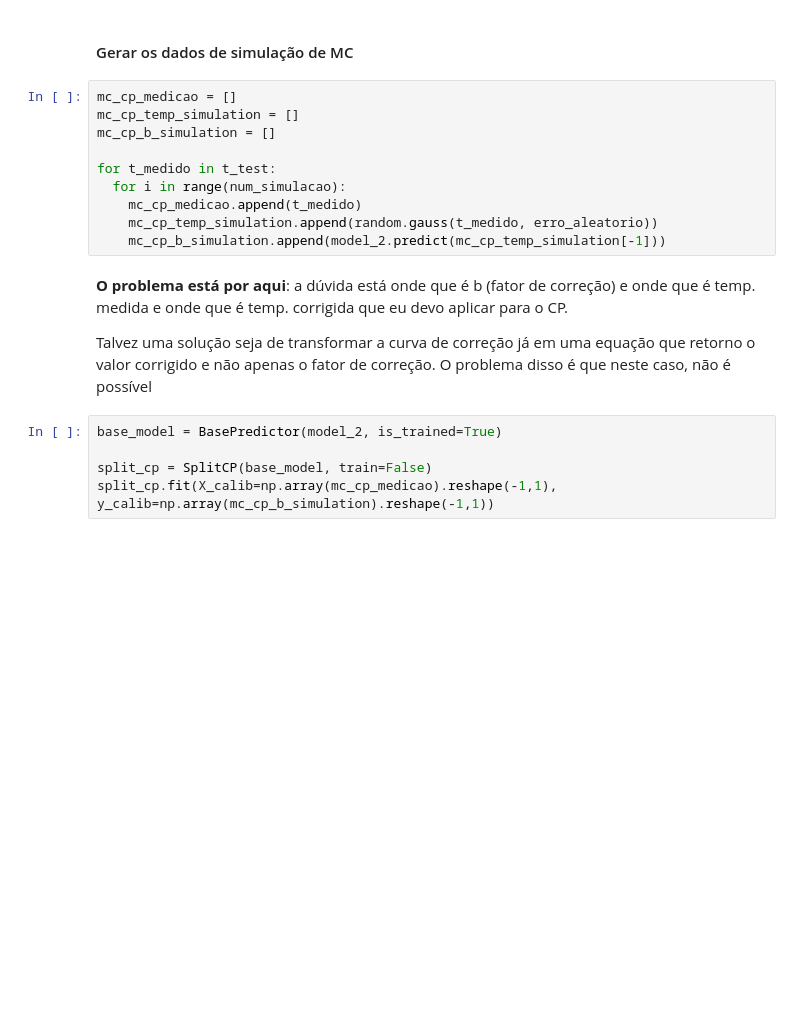
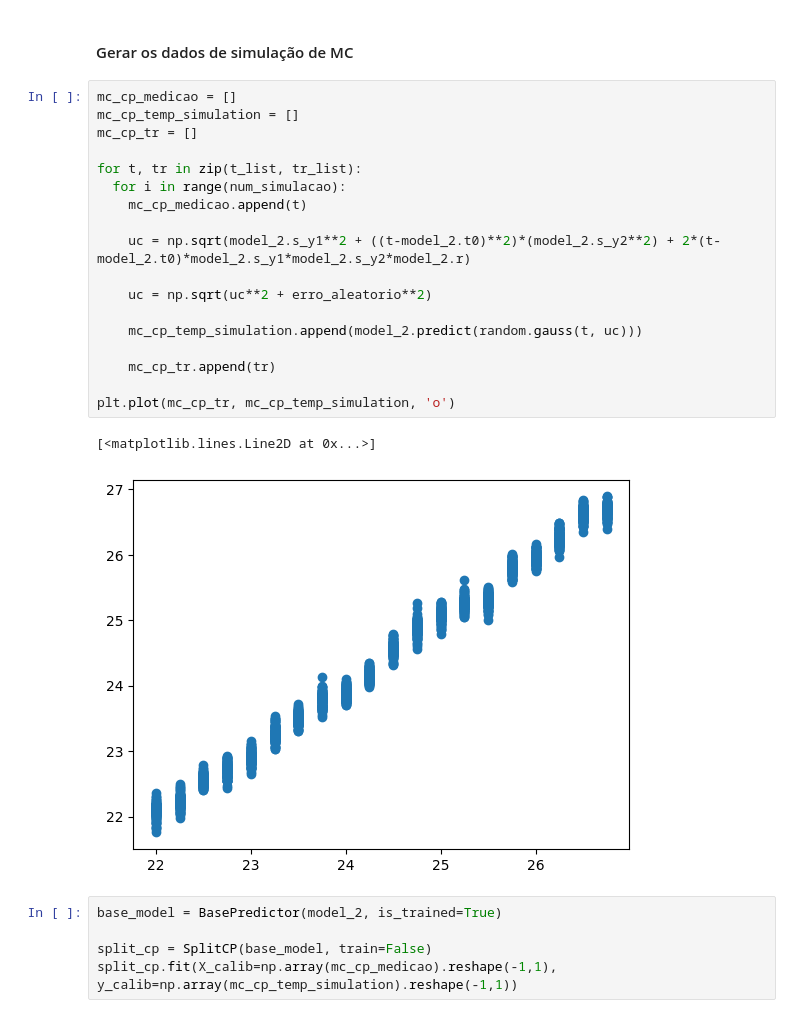
Before and after one commit to c-mmonteiro/estudos, a Jupyter notebook: Estudo_Minimos_Quadrados.ipynb, the cells around one changed output. Saved outputs shown, nothing was run; the diff lists cells and outputs as text; blank space fills up the shorter version.

Commit message:
Completo, "funcionando", mas no CP a incerteza está muito grande.

```diff
--- a/Estudo_Minimos_Quadrados.ipynb
+++ b/Estudo_Minimos_Quadrados.ipynb
@@ -289,25 +282,32 @@ Text(0, 0.5, 'Temperatura Medida')
 Considerando como entrada do modelo o valor de leitura e como saída as diversas possibilidades simuladas por Monte Carlo, definir o indice de conformidade a partir destes dados.
 # %% [markdown]
 #### Gerar os dados de simulação de MC
-# %%
-mc_cp_medicao = []
-mc_cp_temp_simulation = []
-mc_cp_b_simulation = []
-
-for t_medido in t_test:
-  for i in range(num_simulacao):
-    mc_cp_medicao.append(t_medido)
-    mc_cp_temp_simulation.append(random.gauss(t_medido, erro_aleatorio))
-    mc_cp_b_simulation.append(model_2.predict(mc_cp_temp_simulation[-1]))
-# %% [markdown]
-**O problema está por aqui**: a dúvida está onde que é b (fator de correção) e onde que é temp. medida e onde que é temp. corrigida que eu devo aplicar para o CP.
-
-Talvez uma solução seja de transformar a curva de correção já em uma equação que retorno o valor corrigido e não apenas o fator de correção. O problema disso é que neste caso, não é possível
+# %%
+mc_cp_medicao = []
+mc_cp_temp_simulation = []
+mc_cp_tr = []
+
+for t, tr in zip(t_list, tr_list):
+  for i in range(num_simulacao):
+    mc_cp_medicao.append(t)
+
+    uc = np.sqrt(model_2.s_y1**2 + ((t-model_2.t0)**2)*(model_2.s_y2**2) + 2*(t-model_2.t0)*model_2.s_y1*model_2.s_y2*model_2.r)
+
+    uc = np.sqrt(uc**2 + erro_aleatorio**2)
+
+    mc_cp_temp_simulation.append(model_2.predict(random.gauss(t, uc)))
+
+    mc_cp_tr.append(tr)
+
+plt.plot(mc_cp_tr, mc_cp_temp_simulation, 'o')
+# %% [output]
+[<matplotlib.lines.Line2D at 0x...>]
+[figure, added]
 # %%
 base_model = BasePredictor(model_2, is_trained=True)
 
 split_cp = SplitCP(base_model, train=False)
-split_cp.fit(X_calib=np.array(mc_cp_medicao).reshape(-1,1), y_calib=np.array(mc_cp_b_simulation).reshape(-1,1))
+split_cp.fit(X_calib=np.array(mc_cp_medicao).reshape(-1,1), y_calib=np.array(mc_cp_temp_simulation).reshape(-1,1))
 # %%
 cp_temp = []
 cp_superior = []
```
Also changed, not shown: parts of 10 cells of this notebook.
